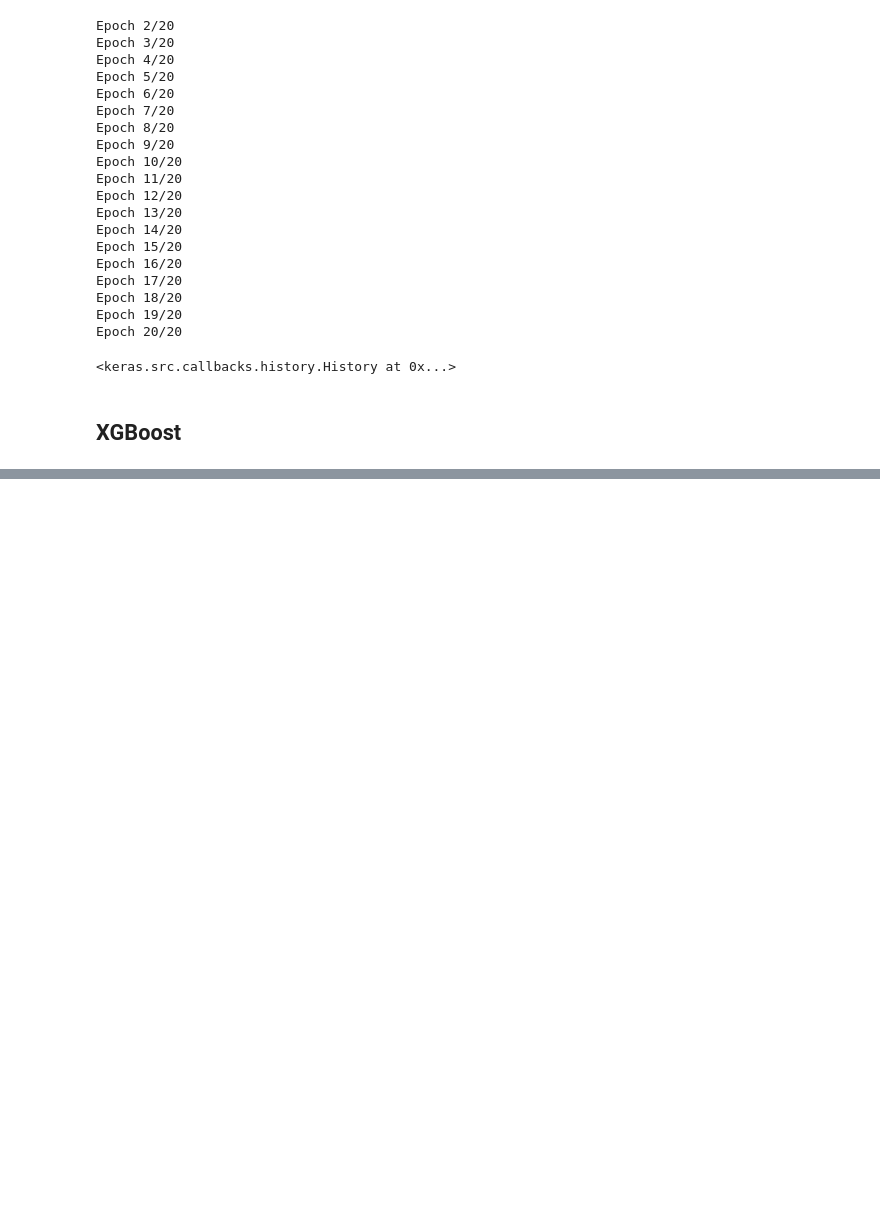
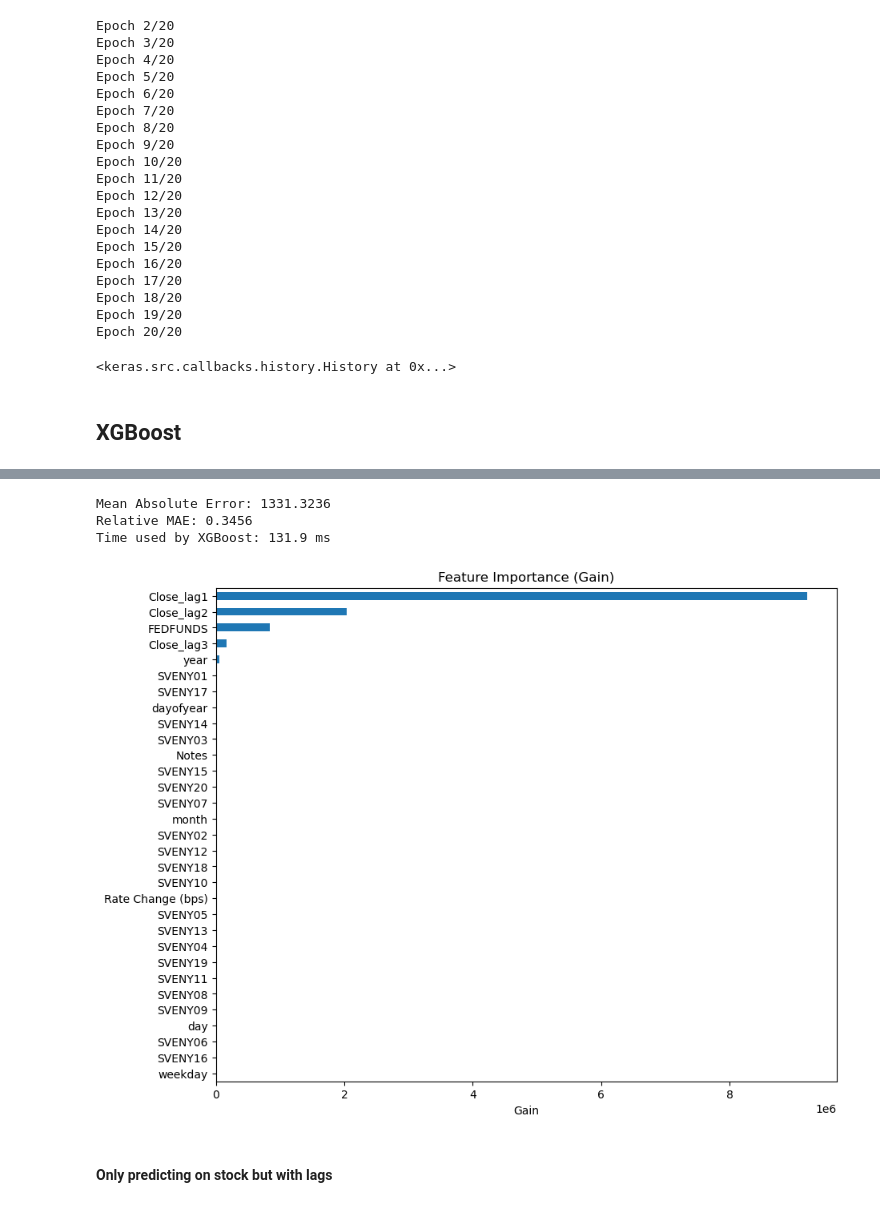
Before and after one commit to carlamcnair/Final-Project-AppML, a Jupyter notebook: Code.ipynb, the cells around one changed output, grey strips where cells are left out. Drawn from its saved outputs; the diff is of its cells as text; code cells hidden in the pictures; blank space fills up the shorter version.

```diff
--- a/Code.ipynb
+++ b/Code.ipynb
@@ -304,0 +544,2 @@ Epoch 20/20
+# %%
+data_ZCB = df.drop(columns=['Open', 'High', 'Low', 'Volume'])
@@ -304,0 +611,61 @@ Epoch 20/20
+# %%
+import xgboost as xgb
+from sklearn.metrics import mean_absolute_error
+import time
+
+start = time.time()
+
+dtrain = xgb.DMatrix(X_train, label=y_train)
+dvalid = xgb.DMatrix(X_val, label=y_val)
+
+params = {
+    'booster': 'gbtree',
+    'objective': 'reg:squarederror',
+    'eval_metric': 'mae',
+    'verbosity': 0
+}
+
+evals = [(dtrain, 'train'), (dvalid, 'eval')]
+xgb_model = xgb.train(
+    params=params,
+    dtrain=dtrain,
+    num_boost_round=1000,
+    evals=evals,
+    early_stopping_rounds=20,
+    verbose_eval=False
+)
+
+y_pred_ZCB = xgb_model.predict(dvalid, iteration_range=(0, xgb_model.best_iteration + 1))
+mae = mean_absolute_error(y_val, y_pred)
+
+mean_abs_actual = abs(y_val).mean()
+relative_mae_wo_stock = mae / mean_abs_actual
+
+print(f"Mean Absolute Error: {mae:.4f}")
+print(f"Relative MAE: {relative_mae:.4f}")
+print(f"Time used by XGBoost: {(time.time() - start) * 1000:.1f} ms")
+# %% [output]
+Mean Absolute Error: 1331.3236
+Relative MAE: 0.3456
+Time used by XGBoost: 131.9 ms
+# %%
+import matplotlib.pyplot as plt
+import xgboost as xgb
+
+# Get feature importance scores by 'gain'
+importance = xgb_model.get_score(importance_type='gain')
+
+# Convert to pandas Series for easier plotting and sorting
+import pandas as pd
+importance_series = pd.Series(importance).sort_values(ascending=True)
+
+# Plot
+plt.figure(figsize=(10, 8))
+importance_series.plot(kind='barh')
+plt.xlabel('Gain')
+plt.title('Feature Importance (Gain)')
+plt.show()
+# %% [output]
+[figure, added]
+# %% [markdown]
+#### Only predicting on stock but with lags
```
Also changed, not shown: parts of 88 cells of this notebook.
